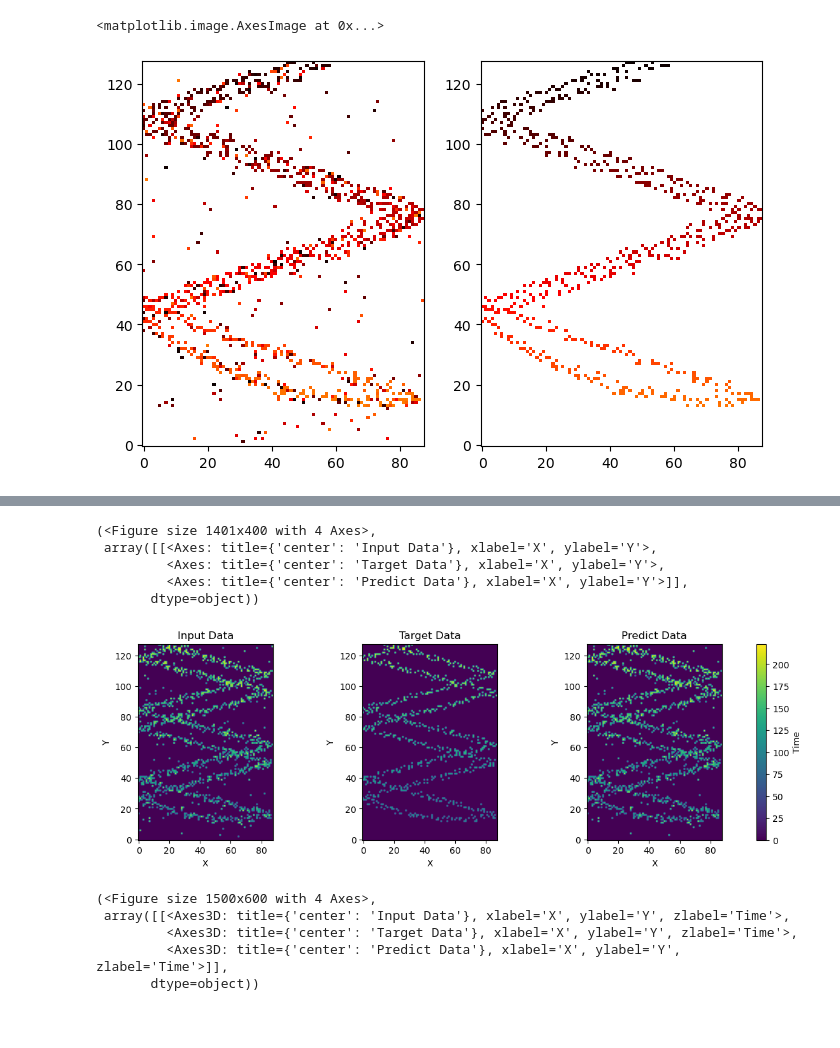
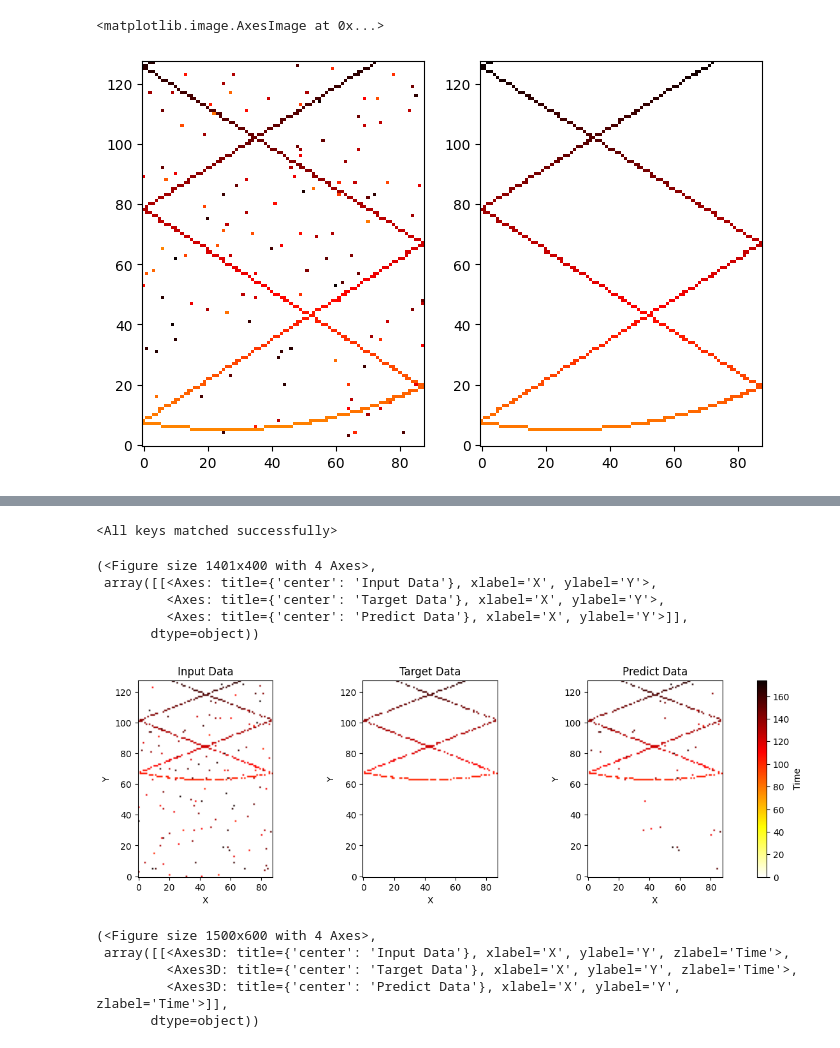
Before and after one commit to Lukelele/ResearchProject, a Jupyter notebook: ExampleNotebooks/ConvolutionalAutoencoder.ipynb, the cells around one changed output, grey strips where cells are left out. Cells and saved outputs as stored; diff of their text form; code cells hidden in the pictures; blank space fills up the shorter version.

```diff
--- a/ExampleNotebooks/ConvolutionalAutoencoder.ipynb
+++ b/ExampleNotebooks/ConvolutionalAutoencoder.ipynb
@@ -14,18 +14,18 @@ device = "cuda" if torch.cuda.is_available() else "cpu"
 X=88
 Y=128
 T_OFFSET=100
-NUM_DATA=4096
-SIGNAL_COUNT_MIN=1000
-SIGNAL_COUNT_MAX=1001
+NUM_DATA=5096
+SIGNAL_COUNT_MIN=300
+SIGNAL_COUNT_MAX=301
 SIGNAL_SELECT_MODE="retain"
 NOISE_DENSITY=0.01
 NOISE_MAGNITUDE=1.0
-BLUR_LEVEL=1
-DISPERSION_LEVEL=1.0
+BLUR_LEVEL=0
+DISPERSION_LEVEL=0
 MODE="normal"
 
-BATCH_SIZE=256
-EPOCH=2
+BATCH_SIZE=512
+EPOCH=100
 MULTI_GPU=True
 
 model_name = "ConvolutionalAutoencoder"
@@ -36,7 +40,7 @@ train_dataset = TorchData.TORCHData(x=X, y=Y, num_data=NUM_DATA,
                                     blur_level=BLUR_LEVEL, dispersion_level=DISPERSION_LEVEL, mode=MODE)
 train_dataloader = train_dataset.dataloader(batch_size=BATCH_SIZE, shuffle=True)
 # %%
-test_dataset = TorchData.TORCHData(x=X, y=Y, num_data=256,
+test_dataset = TorchData.TORCHData(x=X, y=Y, num_data=1024,
                                    signal_count=(SIGNAL_COUNT_MIN, SIGNAL_COUNT_MAX), signal_select_mode=SIGNAL_SELECT_MODE,
                                    noise_density=NOISE_DENSITY, t_offset=T_OFFSET,
                                    blur_level=BLUR_LEVEL, dispersion_level=DISPERSION_LEVEL, mode=MODE)
@@ -47,7 +51,7 @@ ax[0].imshow(train_dataset.sn_time[0], aspect="auto", cmap="hot_r", origin="lowe
 ax[1].imshow(train_dataset.signal_time[0], aspect="auto", cmap="hot_r", origin="lower")
 # %% [output]
 <matplotlib.image.AxesImage at 0x...>
-[figure, old version]
+[figure, new version]
 # %%
 class ConvolutionAutoencoder(torch.nn.Module):
     def __init__(self):
@@ -132,7 +136,9 @@ for epoch in tqdm(range(EPOCH)):
 # torch.save(model.state_dict(), f"{file_name}")
 # %%
 ### Using pretrained weights
-# model.load_state_dict(torch.load(f"../ModelWeights/HybridTransformer/HybridTransformerV2_d5370bfd-247c-4d00-ab12-c2f721615db7.pth"))
+model.load_state_dict(torch.load(f"../ModelWeights/HDT_vs_CAE/ConvolutionAutoencoder_300.pth", map_location=torch.device('cpu'), weights_only=True))
+# %% [output]
+<All keys matched successfully>
 # %%
 model.eval()
 with torch.no_grad():
@@ -141,14 +147,14 @@ with torch.no_grad():
 pred = test_dataset.input_data * (pred > 1)
 test_dataset.predict_data = pred
 # %%
-TorchData.plot2d_f(test_dataset, ["input_data", "target_data", "predict_data"], index=0)
+TorchData.plot2d_f(test_dataset, ["input_data", "target_data", "predict_data"], index=0, cmap="hot_r")
 # %% [output]
 (<Figure size 1401x400 with 4 Axes>,
  array([[<Axes: title={'center': 'Input Data'}, xlabel='X', ylabel='Y'>,
          <Axes: title={'center': 'Target Data'}, xlabel='X', ylabel='Y'>,
          <Axes: title={'center': 'Predict Data'}, xlabel='X', ylabel='Y'>]],
        dtype=object))
-[figure, old version]
+[figure, new version]
 # %%
 TorchData.visual.plot3d_f(test_dataset, ["input_data", "target_data", "predict_data"], index=0)
 # %% [output]
```
Also changed, not shown: parts of 2 cells of this notebook, 8 other files.
